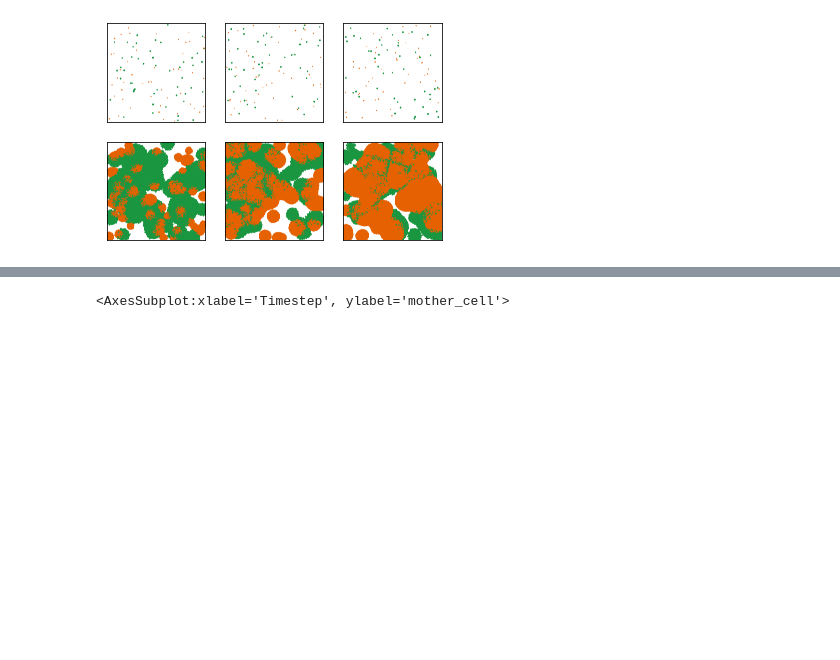
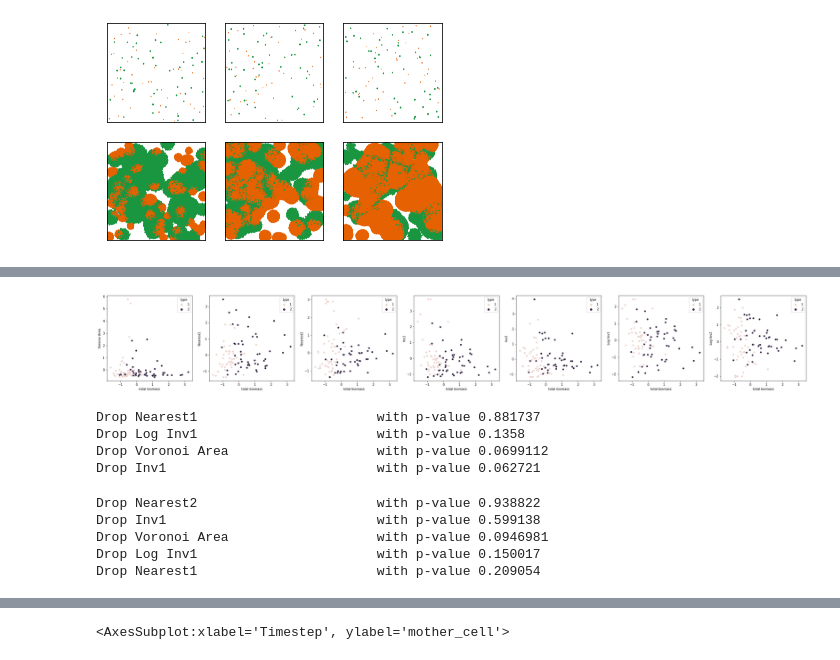
Before and after one commit to Jsakkos/nufeb-cyano-e-coli, a Jupyter notebook: notebooks/spatial effects.ipynb, the cells around one changed output, grey strips where cells are left out. Saved outputs shown, nothing was run; the diff lists cells and outputs as text; code cells hidden in the pictures; blank space fills up the shorter version.

```diff
--- a/notebooks/spatial effects.ipynb
+++ b/notebooks/spatial effects.ipynb
@@ -186,12 +156,11 @@ Covariance Type:            nonrobust
 strong multicollinearity problems or that the design matrix is singular.
 # %%
 
-f, axes = plt.subplots(ncols=len(metric_list)+1,figsize=(40,5))
+f, axes = plt.subplots(ncols=len(metric_list),figsize=(40,5))
 for met,ax in zip(metric_list,axes.ravel()):
 
    sns.scatterplot(x='total biomass',y=met,hue='type',data=metrics,ax=ax)
 
-sns.scatterplot(x='total biomass',y='total biomass',hue='type',data=metrics,ax=axes.ravel()[-1])
 #for ax in axes.ravel():
    # ax.set_xscale('log')
    # ax.set_yscale('log')
@@ -203,15 +174,13 @@ metric2.reset_index(drop=True,inplace=True)
 # %%
-from sklearn.decomposition import PCA
-from sklearn.preprocessing import StandardScaler
+scaler = StandardScaler()
+metric_list = ['Voronoi Area','Nearest1','Nearest2','Inv1','Inv2','Log Inv1','Log Inv2']
+y = metric2['total biomass']
+def get_stats():
+    x = metric2[metric_list]
+    results = sm.OLS(y, x).fit()
+    print(results.summary())
+get_stats()
 
-features = ['Voronoi Area','Nearest1','Nearest2','Inv1','Inv2','Log Inv1','Log Inv2','total biomass']# Separating out the features
-x = metric2.loc[:, features].values# Separating out the target
+x = metric2.loc[:, metric_list].values# Separating out the target
 y = metric2.loc[:,['total biomass']].values# Standardizing the features
-x = StandardScaler().fit_transform(x)
-
-pca = PCA(n_components=2)
-principalComponents = pca.fit_transform(x)
-principalDf = pd.DataFrame(data = principalComponents
-             , columns = ['principal component 1', 'principal component 2'])
-
-finalDf = pd.concat([principalDf, metric2[['total biomass']]], axis = 1)
+X = scaler.fit_transform(x,y)
@@ -218,4 +204,0 @@ finalDf = pd.concat([principalDf, metric2[['total biomass']]], axis = 1)
-# %%
-scaler = StandardScaler()
-x = scaler.fit(metric2)
-x
@@ -228,0 +205,6 @@ sns.scatterplot(x='principal component 1', y= 'principal component 2',data=final
+# %%
+metric_list = ['Voronoi Area','Nearest1','Nearest2','Inv1','Inv2','Log Inv1','Log Inv2']
+to_scale = ['Voronoi Area','Nearest1','Nearest2','Inv1','Inv2','Log Inv1','Log Inv2','total biomass']
+scaled_df = metrics.copy()
+scaled_df[to_scale] = scaler.fit_transform(metrics[to_scale])
+scaled_df
@@ -228,0 +225,8 @@ sns.scatterplot(x='principal component 1', y= 'principal component 2',data=final
+# %%
+
+f, axes = plt.subplots(ncols=len(metric_list),figsize=(40,5))
+for met,ax in zip(metric_list,axes.ravel()):
+
+   sns.scatterplot(x='total biomass',y=met,hue='type',data=scaled_df,ax=ax)
+# %% [output]
+[figure, added]
@@ -228,0 +258,17 @@ sns.scatterplot(x='principal component 1', y= 'principal component 2',data=final
+# %%
+reg_mets = backward_regression(X_train, y_train, threshold_out=.05,
+                           verbose=True)
+# %% [output]
+Drop Nearest1                       with p-value 0.881737
+Drop Log Inv1                       with p-value 0.1358
+Drop Voronoi Area                   with p-value 0.0699112
+Drop Inv1                           with p-value 0.062721
+# %%
+reg_mets = backward_regression(metric2[cols], metric2['total biomass'], threshold_out=.05,
+                           verbose=True)
+# %% [output]
+Drop Nearest2                       with p-value 0.938822
+Drop Inv1                           with p-value 0.599138
+Drop Voronoi Area                   with p-value 0.0946981
+Drop Log Inv1                       with p-value 0.150017
+Drop Nearest1                       with p-value 0.209054
```
Also changed, not shown: parts of 15 cells of this notebook.
